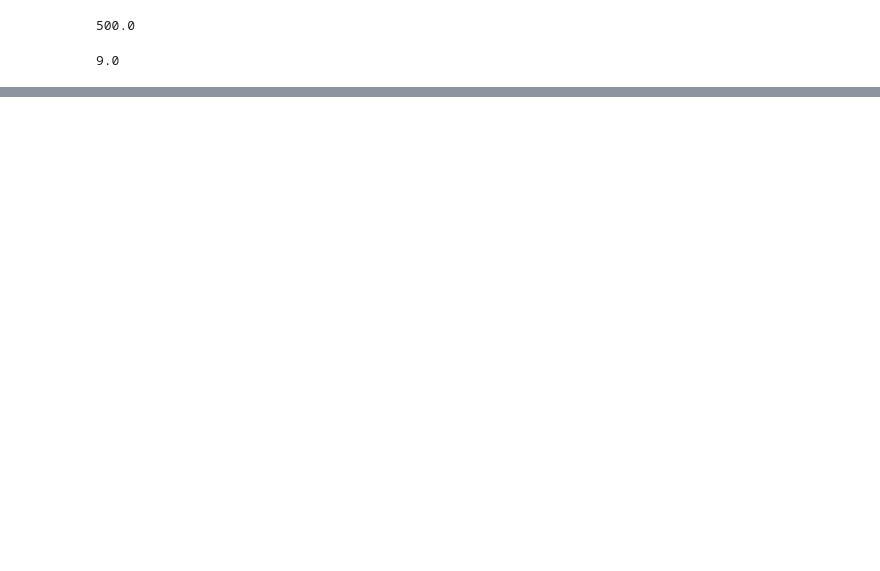
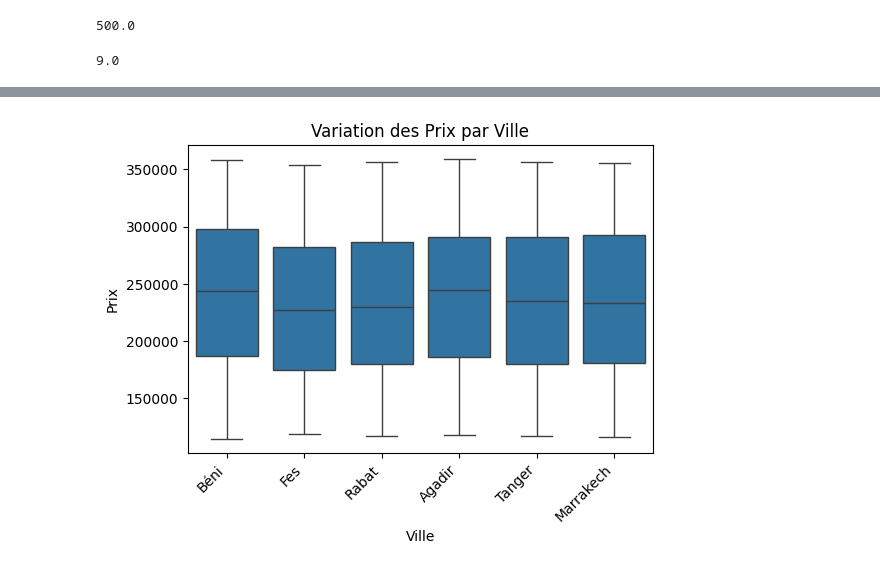
Before and after one commit to MAFTOUH-Omar/TP-Python, a Jupyter notebook: TP06/Exercice.ipynb, the cells around one changed output, grey strips where cells are left out. Saved outputs shown, nothing was run; the diff lists cells and outputs as text; code cells hidden in the pictures; blank space fills up the shorter version.

```diff
--- a/TP06/Exercice.ipynb
+++ b/TP06/Exercice.ipynb
@@ -163,0 +186,4 @@ plt.show()
+# %%
+# 18 Extraire les villes à partir des adresses en ajoutant une nouvelle colonne « Nom Ville ».
+df['Nom Ville'] = df['Adresse'].str.extract(r"Rue\s\D\s([A-Za-z]+\D[A-Za-z]+)")
+df
@@ -163,0 +204,4 @@ plt.show()
+# %%
+# 19 Supprimer les espaces de début de chaque valeur dans la colonne Nom Ville
+df['Nom Ville'] = df['Nom Ville'].str.strip()
+df
@@ -163,0 +222,13 @@ plt.show()
+# %%
+# 20 Visualiser les prix par ville avec une boîte à moustaches
+df['Prix'] = pd.to_numeric(df['Prix'], errors='coerce')
+
+plt.figure(figsize=(6, 4))
+sb.boxplot(x='Nom Ville', y='Prix', data=df)
+plt.xticks(rotation=45, ha='right')
+plt.title('Variation des Prix par Ville')
+plt.xlabel('Ville')
+plt.ylabel('Prix')
+plt.show()
+# %% [output]
+[figure, added]
```
Also changed, not shown: parts of 12 cells of this notebook, 1 other file.
